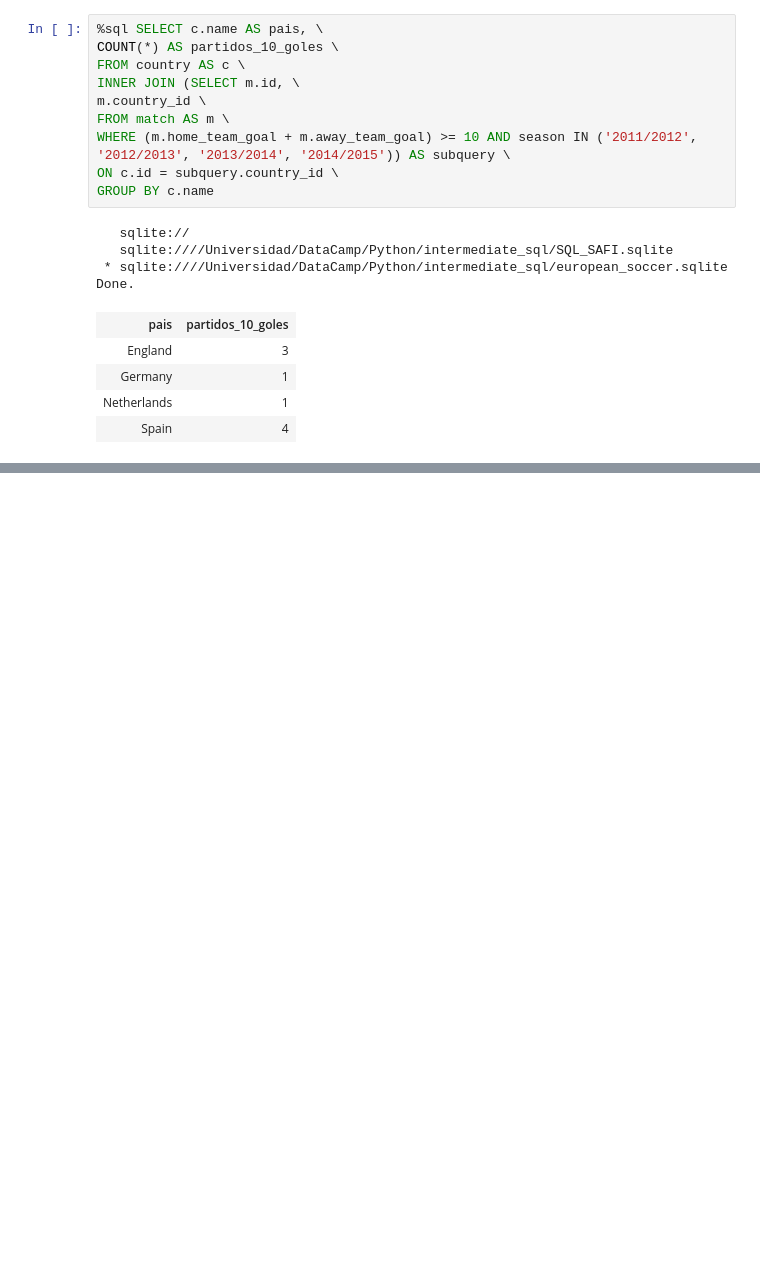
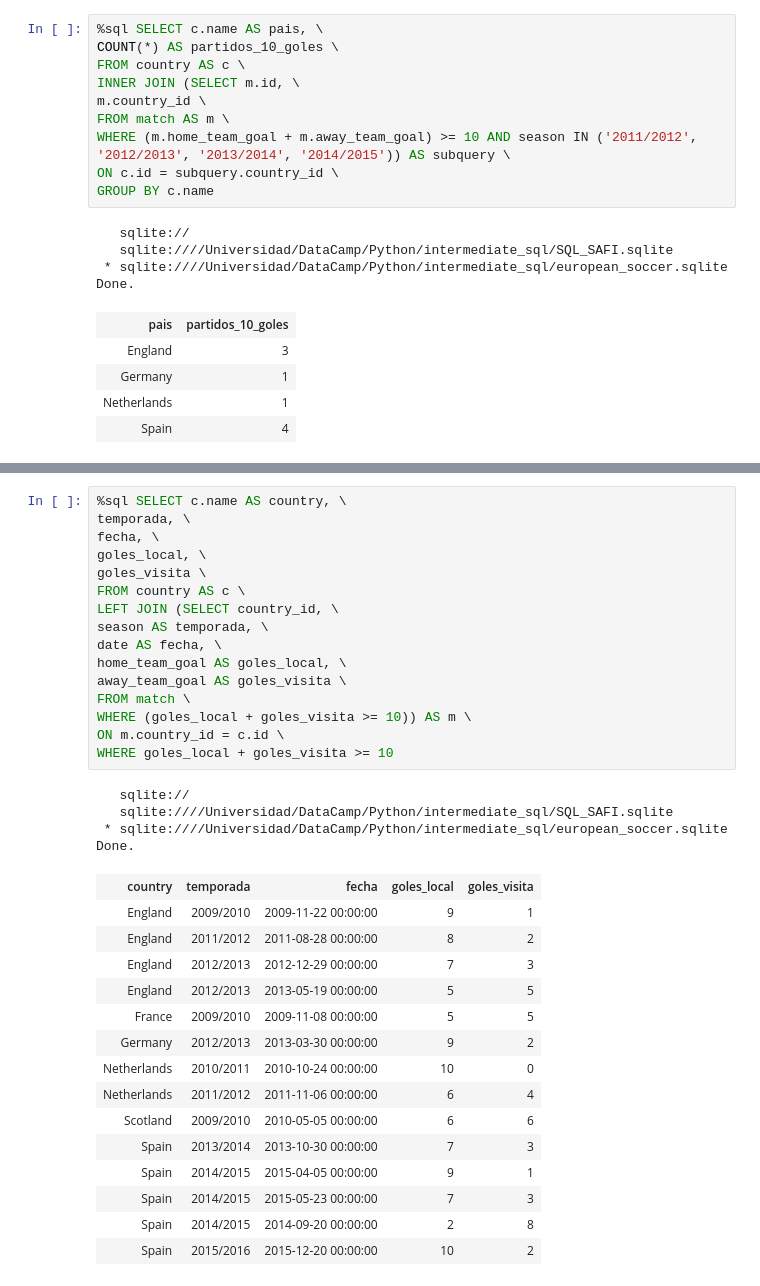
Before and after one commit to adinamarca/notebooks, a Jupyter notebook: SQL/intermediate_sql/notebook.ipynb, the cells around one changed output, grey strips where cells are left out. Drawn from its saved outputs; the diff is of its cells as text; blank space fills up the shorter version.

```diff
--- a/SQL/intermediate_sql/notebook.ipynb
+++ b/SQL/intermediate_sql/notebook.ipynb
@@ -1790,0 +1825,36 @@ Done.
+# %%
+%sql SELECT c.name AS country, \
+temporada, \
+fecha, \
+goles_local, \
+goles_visita \
+FROM country AS c \
+LEFT JOIN (SELECT country_id, \
+season AS temporada, \
+date AS fecha, \
+home_team_goal AS goles_local, \
+away_team_goal AS goles_visita \
+FROM match \
+WHERE (goles_local + goles_visita >= 10)) AS m \
+ON m.country_id = c.id \
+WHERE goles_local + goles_visita >= 10
+# %% [output]
+   sqlite://
+   sqlite:////Universidad/DataCamp/Python/intermediate_sql/SQL_SAFI.sqlite
+ * sqlite:////Universidad/DataCamp/Python/intermediate_sql/european_soccer.sqlite
+Done.
+| country | temporada | fecha | goles_local | goles_visita |
+| England | 2009/2010 | 2009-11-22 00:00:00 | 9 | 1 |
+| England | 2011/2012 | 2011-08-28 00:00:00 | 8 | 2 |
+| England | 2012/2013 | 2012-12-29 00:00:00 | 7 | 3 |
+| England | 2012/2013 | 2013-05-19 00:00:00 | 5 | 5 |
+| France | 2009/2010 | 2009-11-08 00:00:00 | 5 | 5 |
+| Germany | 2012/2013 | 2013-03-30 00:00:00 | 9 | 2 |
+| Netherlands | 2010/2011 | 2010-10-24 00:00:00 | 10 | 0 |
+| Netherlands | 2011/2012 | 2011-11-06 00:00:00 | 6 | 4 |
+| Scotland | 2009/2010 | 2010-05-05 00:00:00 | 6 | 6 |
+| Spain | 2013/2014 | 2013-10-30 00:00:00 | 7 | 3 |
+| Spain | 2014/2015 | 2015-04-05 00:00:00 | 9 | 1 |
+| Spain | 2014/2015 | 2015-05-23 00:00:00 | 7 | 3 |
+| Spain | 2014/2015 | 2014-09-20 00:00:00 | 2 | 8 |
+| Spain | 2015/2016 | 2015-12-20 00:00:00 | 10 | 2 |
```
Also changed, not shown: parts of 2 cells of this notebook.
